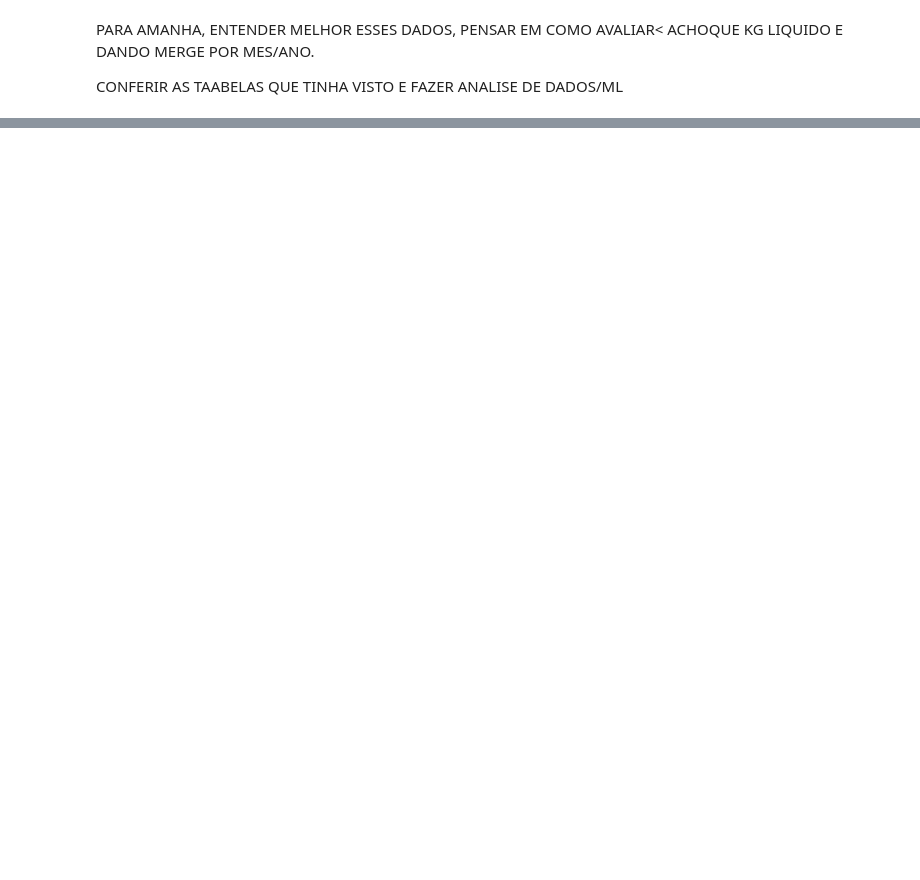
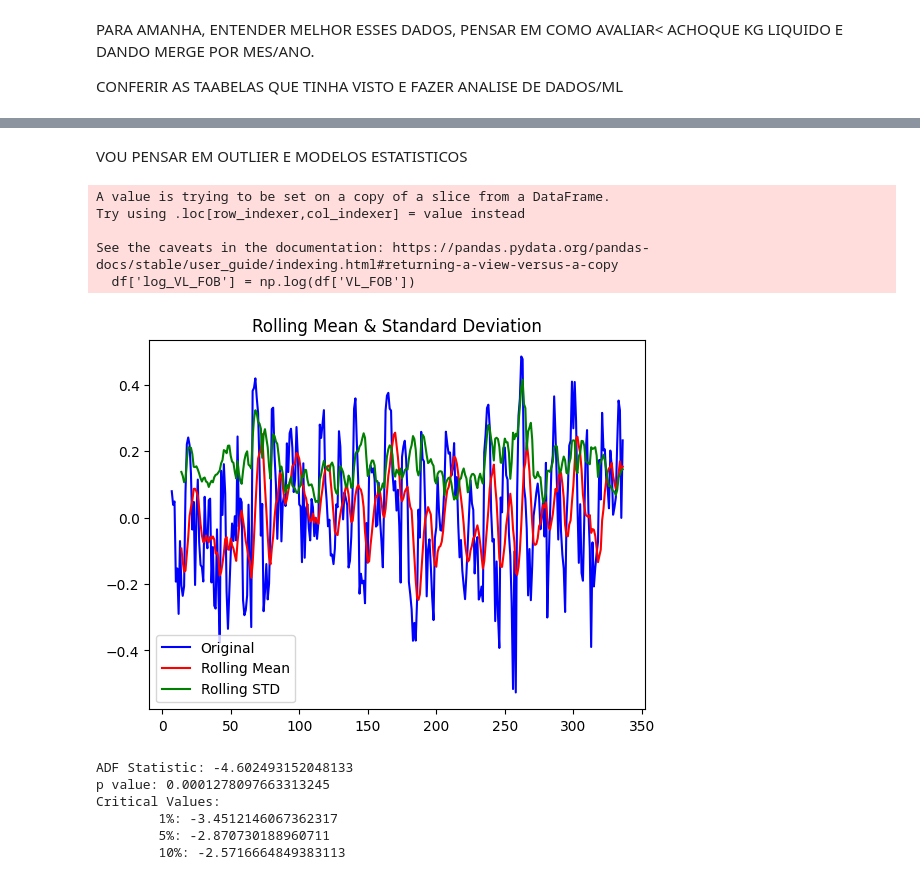
Before and after one commit to dandoni/IELSenai, a Jupyter notebook: Problema 1.ipynb, the cells around one changed output, grey strips where cells are left out. Drawn from its saved outputs; the diff is of its cells as text; code cells hidden in the pictures; blank space fills up the shorter version.

```diff
--- a/Problema 1.ipynb
+++ b/Problema 1.ipynb
@@ -162,0 +352,68 @@ CONFERIR AS TAABELAS QUE TINHA VISTO E FAZER ANALISE DE DADOS/ML
+# %% [markdown]
+VOU PENSAR EM OUTLIER E MODELOS ESTATISTICOS
+# %%
+
+# default libs
+import pandas as pd
+import matplotlib.pyplot as plt
+import numpy as np
+
+# Forcesting libs
+from statsmodels.tsa.stattools import adfuller
+from statsmodels.tsa.seasonal import seasonal_decompose
+from statsmodels.tsa.arima_model import ARIMA
+from pandas.plotting import register_matplotlib_converters
+
+
+# function to stabilize data
+def get_stationarity(timeseries):
+
+    # rolling statistics
+    rolling_mean = timeseries.rolling(window=8).mean()
+    rolling_std = timeseries.rolling(window=8).std()
+
+    # rolling statistics plot
+    original = plt.plot(timeseries, color='blue', label='Original')
+    mean = plt.plot(rolling_mean, color='red', label='Rolling Mean')
+    std = plt.plot(rolling_std, color='green', label='Rolling STD')
+    plt.legend(loc='best')
+    plt.title('Rolling Mean & Standard Deviation')
+    plt.show(block=False)
+
+    # Dickey–Fuller test:
+    result = adfuller(timeseries)
+    print('ADF Statistic: {}'.format(result[0]))
+    print('p value: {}'.format(result[1]))
+    print('Critical Values:')
+    for key, value in result[4].items():
+        print('\t{}: {}'.format(key, value))
+
+
+df = exp_df[['CO_ANO', 'CO_MES', 'VL_FOB']]
+# Convertendo a série de VL_FOB para logaritmo (para estabilizar a variância)
+df['log_VL_FOB'] = np.log(df['VL_FOB'])
+
+# Subtraindo a média rolante
+rolling_mean = df['log_VL_FOB'].rolling(window=8).mean()
+
+# Subtraindo a média rolante da série log transformada
+df_log_minus_mean = df['log_VL_FOB'] - rolling_mean
+
+# Remover os valores nulos gerados pela média rolante
+df_log_minus_mean.dropna(inplace=True)
+
+# Verificando a estacionaridade da série ajustada
+get_stationarity(df_log_minus_mean)
+# %% [output]
+A value is trying to be set on a copy of a slice from a DataFrame.
+Try using .loc[row_indexer,col_indexer] = value instead
+
+See the caveats in the documentation: https://pandas.pydata.org/pandas-docs/stable/user_guide/indexing.html#returning-a-view-versus-a-copy
+  df['log_VL_FOB'] = np.log(df['VL_FOB'])
+[figure, added]
+ADF Statistic: -4.602493152048133
+p value: 0.0001278097663313245
+Critical Values:
+        1%: -3.4512146067362317
+        5%: -2.870730188960711
+        10%: -2.5716664849383113
```
Also changed, not shown: parts of 23 cells of this notebook, 2 other files.
